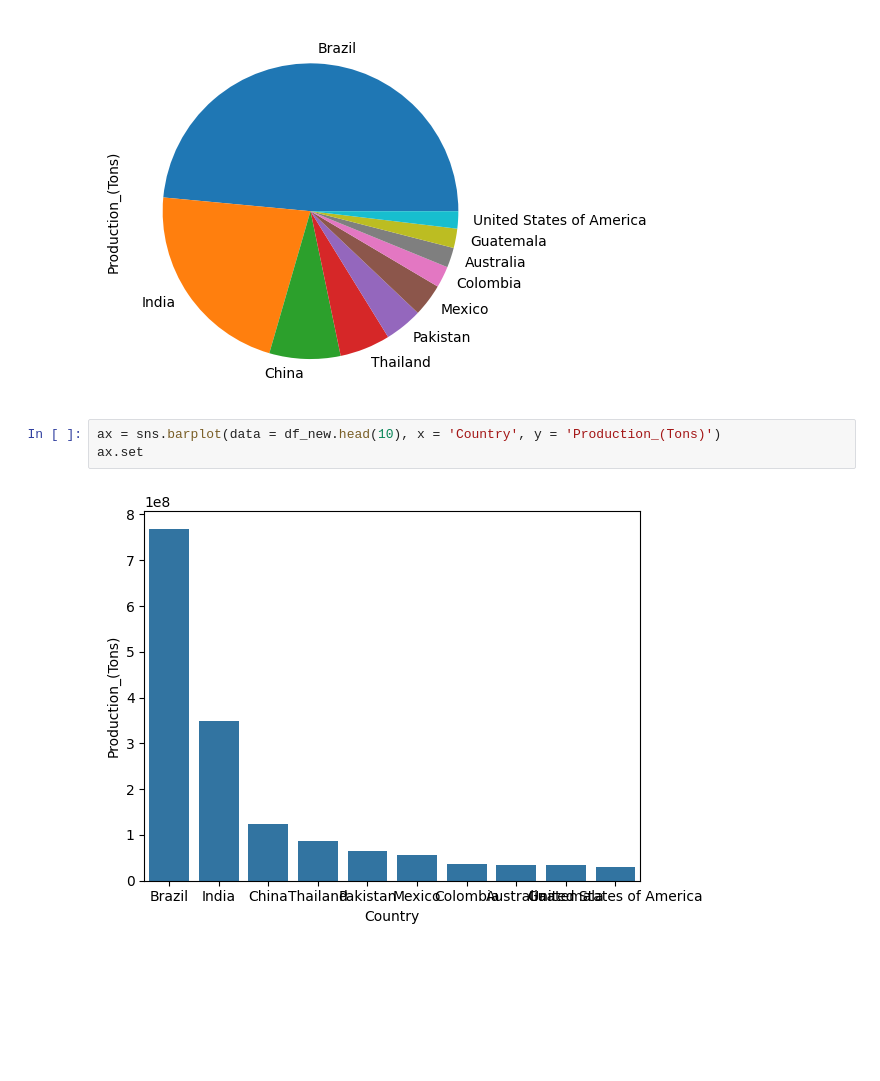
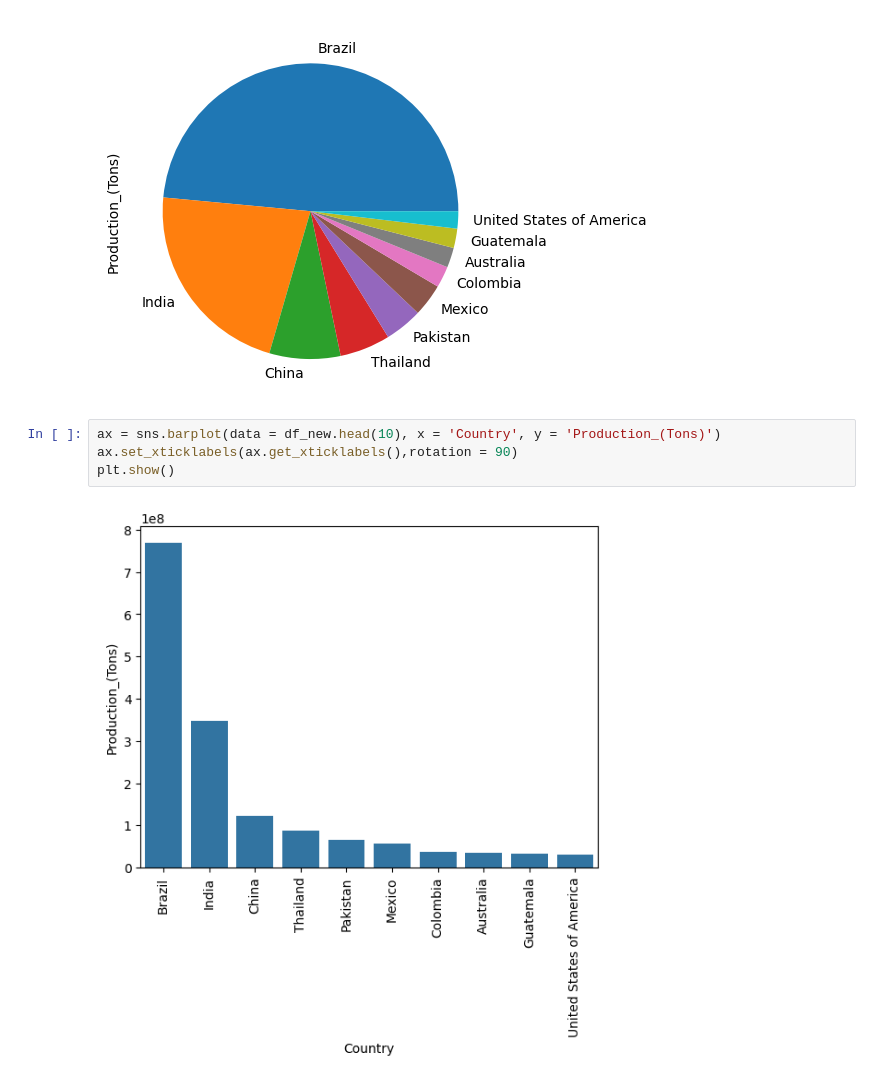
Before and after one commit to Bikash61/Data-Analyst-Projects-, a Jupyter notebook: SUGARCANE PRODUCTION PROJECT/Data.ipynb, the cells around one changed output. Cells and saved outputs as stored; diff of their text form; blank space fills up the shorter version.

```diff
--- a/SUGARCANE PRODUCTION PROJECT/Data.ipynb
+++ b/SUGARCANE PRODUCTION PROJECT/Data.ipynb
@@ -255,6 +255,7 @@ df_new['Production_(Tons)'].head(10).plot(kind = 'pie')
 [figure]
 # %%
 ax = sns.barplot(data = df_new.head(10), x = 'Country', y = 'Production_(Tons)')
-ax.set
+ax.set_xticklabels(ax.get_xticklabels(),rotation = 90)
+plt.show()
 # %% [output]
-[figure, old version]
+[figure, new version]
```
